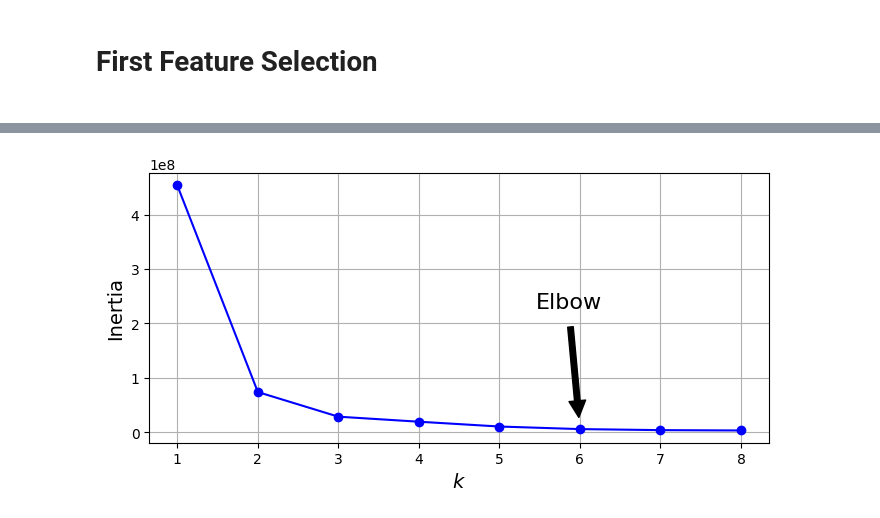
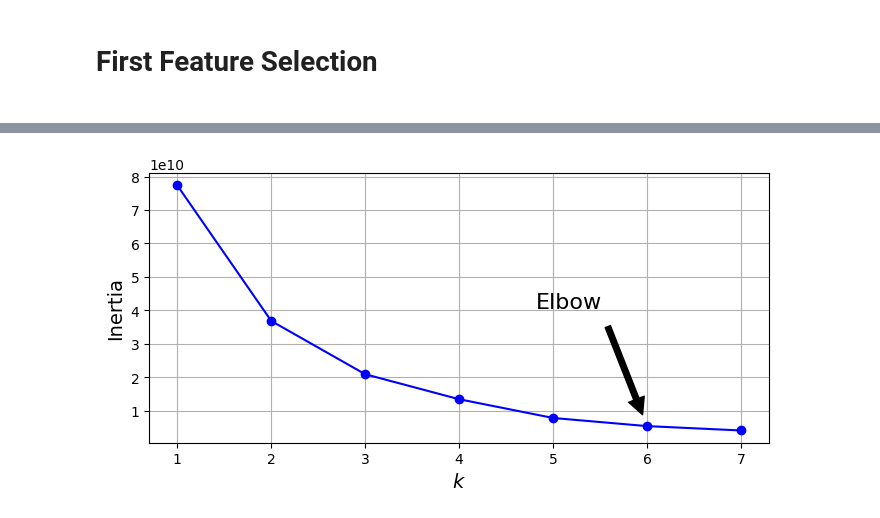
Before and after one commit to thaladikary/ml-assignment-1, a Jupyter notebook: Assignment1.ipynb, the cells around one changed output, grey strips where cells are left out. Cells and saved outputs as stored; diff of their text form; code cells hidden in the pictures.

```diff
--- a/Assignment1.ipynb
+++ b/Assignment1.ipynb
@@ -409,7 +310,7 @@ new vs old people Coutcome
 # %% [markdown]
 This financial institution is very new considering the number of new
 # %%
-df['POutcome'].value_counts()
+#df['POutcome'].value_counts()
 
 #df[(df['Pdays'] == -1)]['POutcome'].value_counts()]
 
@@ -421,8 +322,8 @@ df['POutcome'].value_counts()
 #df[(df['Pdays'] == -1)]["Coutcome"].value_counts()
 
 # Old
-#df[(df['Pdays'] != -1)]["Coutcome"].value_counts()
+current_customers = df[(df['Pdays'] != -1)].value_counts().reset_index()
 
-
+current_customers
 #df[(df['Pdays'] == -1)][['Pdays', 'POutcome']].value_counts()
 # %% [output]
@@ -489,6 +397,10 @@ new_df.head()
 #  'LastMonth_jan' , 'LastMonth_jul' , 'LastMonth_jun',  'LastMonth_mar',
 #  'LastMonth_may',  'LastMonth_nov' , 'LastMonth_oct',  'LastMonth_sep','Coutcome_no','Coutcome_yes']].values
 
-X1 = new_df.loc[:,['LastMonth_apr', 'CampaignContacts', 'Pdays']].values
+#X1 = new_df.loc[:,['LastMonth_apr', 'CampaignContacts', 'Pdays']].values
+
+#X1 = current_customers.loc[:,['Balance', 'Age','ContactDuration','CampaignContacts','Pdays','PreviousContacts']].values
+
+X1 = current_customers.loc[:,['Balance', 'Age']].values
 X1
 # %% [output]
@@ -513,0 +414,19 @@ array([[0.        , 0.01612903, 0.        ],
+# %%
+
+
+# scaler.transform(X1)
+
+# scaler = StandardScaler().fit(X1)
+
+
+scaler= StandardScaler()
+X1[[0, 1]] = scaler.fit_transform(X1[[0, 1]])
+
+
+
+
+
+# scaler.fit(X1[:, 1].reshape(-1, 1))
+# X1[:, 1] = scaler.transform(X1[:, 1].reshape(-1, 1)).flatten()
+
+print(X1)
@@ -514,26 +441,26 @@ array([[0.        , 0.01612903, 0.        ],
 # %%
-kmeans_per_k = [KMeans(n_clusters=k, random_state=42).fit(X1)for k in range(1,9)]
+kmeans_per_k = [KMeans(n_clusters=k, random_state=42).fit(X1)for k in range(1,8)]
 inertias = [model.inertia_ for model in kmeans_per_k]
 # %%
 plt.figure(figsize=(8, 3.5))
-plt.plot(range(1, 9), inertias, "bo-")
+plt.plot(range(1, 8), inertias, "bo-")
 plt.xlabel("$k$", fontsize=14)
 plt.grid(True)
 plt.ylabel("Inertia", fontsize=14)
 
 plt.annotate('Elbow',
              xy=(6, inertias[5]),
              xytext=(0.55, 0.55),
              textcoords='figure fraction',
              fontsize=16,
              arrowprops=dict(facecolor='black', shrink=0.1)
             )
 
 #plt.axis([1, 8.5, 0, 1300])
 
 plt.show()
 # %% [output]
-[figure, old version]
+[figure, new version]
 # %%
 k = 5
 kmeans = KMeans(n_clusters=k, random_state=42)
```
Also changed, not shown: parts of 42 cells of this notebook.
